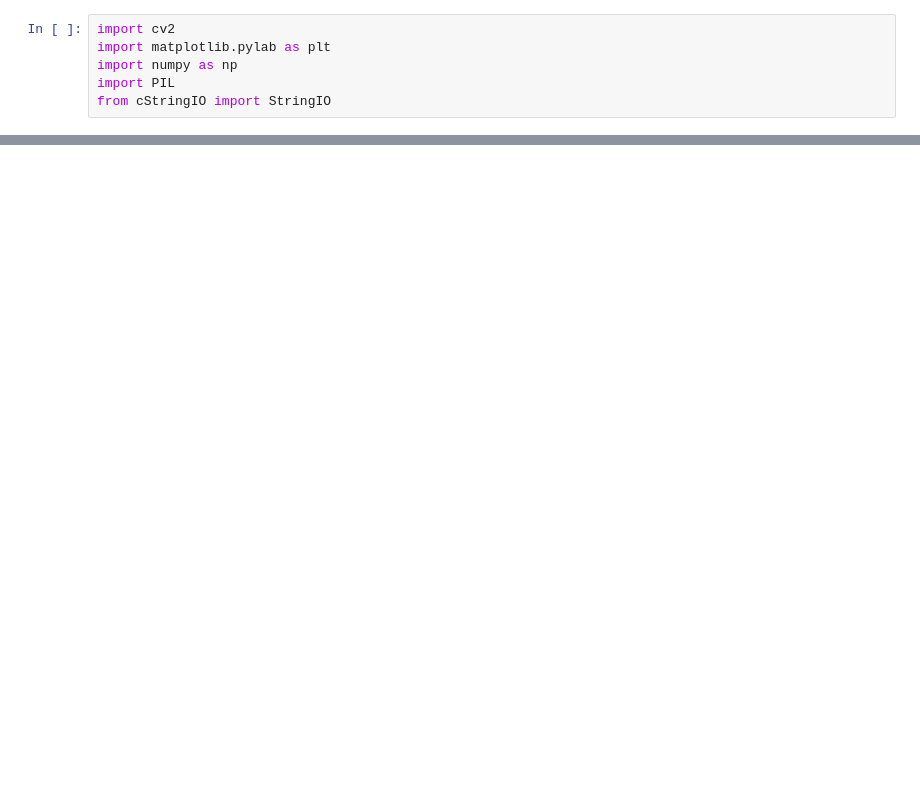
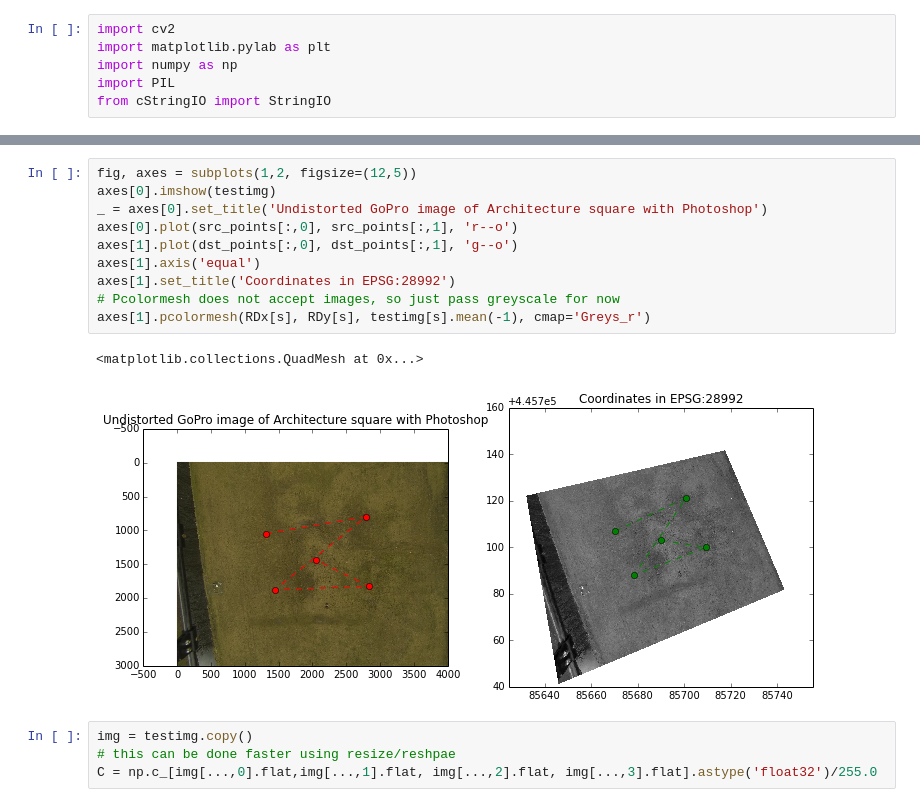
Before and after one commit to SiggyF/notebooks, a Jupyter notebook: gopro.ipynb, the cells around one changed output, grey strips where cells are left out. Cells and saved outputs as stored; diff of their text form; blank space fills up the shorter version.

```diff
--- a/gopro.ipynb
+++ b/gopro.ipynb
@@ -75,2 +53,19 @@ C = np.resize(C,[12000000,4])
+# %%
+fig, axes = subplots(1,2, figsize=(12,5))
+axes[0].imshow(testimg)
+_ = axes[0].set_title('Undistorted GoPro image of Architecture square with Photoshop')
+axes[0].plot(src_points[:,0], src_points[:,1], 'r--o')
+axes[1].plot(dst_points[:,0], dst_points[:,1], 'g--o')
+axes[1].axis('equal')
+axes[1].set_title('Coordinates in EPSG:28992')
+# Pcolormesh does not accept images, so just pass greyscale for now
+axes[1].pcolormesh(RDx[s], RDy[s], testimg[s].mean(-1), cmap='Greys_r')
+# %% [output]
+<matplotlib.collections.QuadMesh at 0x...>
+[figure, added]
+# %%
+img = testimg.copy()
+# this can be done faster using resize/reshpae
+C = np.c_[img[...,0].flat,img[...,1].flat, img[...,2].flat, img[...,3].flat].astype('float32')/255.0
 # %%
 fig, ax = plt.subplots(figsize=(15,10))
```
Also changed, not shown: parts of 11 cells of this notebook.
